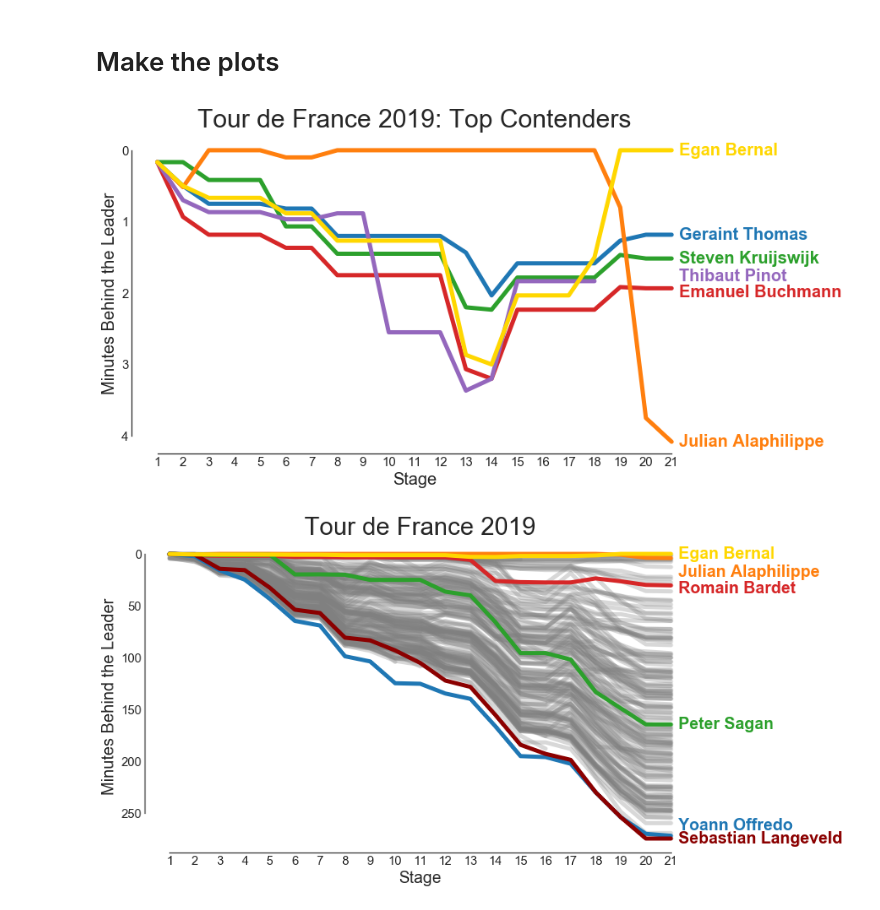
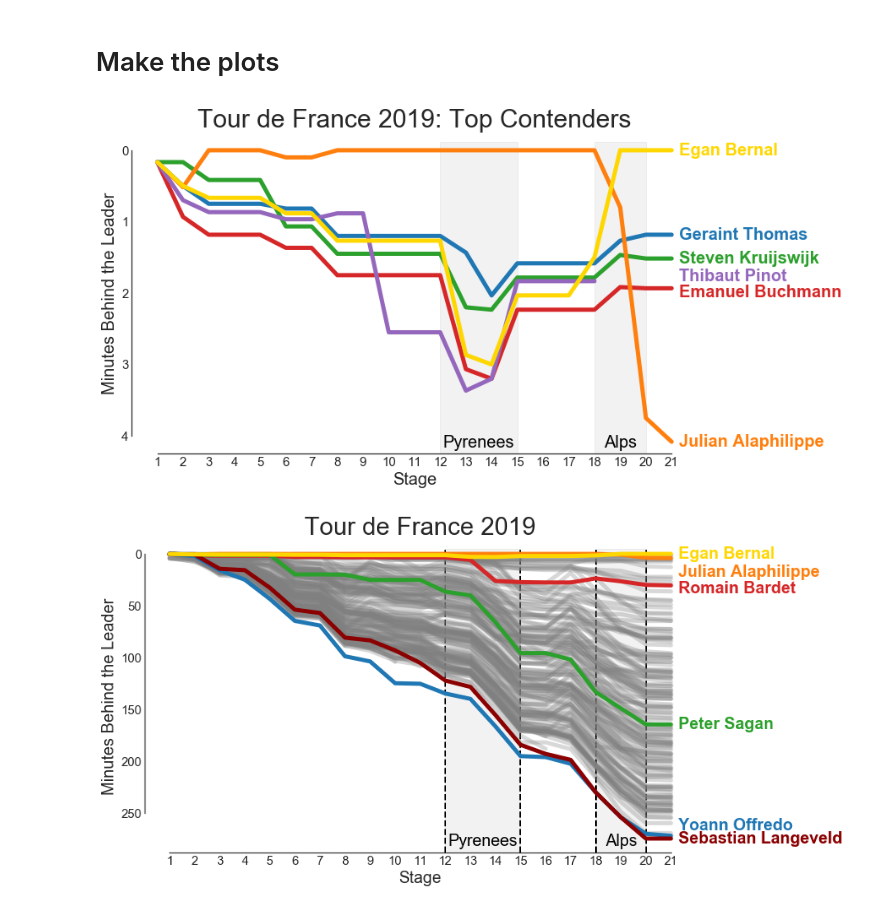
Before and after one commit to agude/agude.github.io, a Jupyter notebook: files/tour-de-france/Tour de France Plot.ipynb, the cells around one changed output. Saved outputs shown, nothing was run; the diff lists cells and outputs as text; code cells hidden in the pictures.

Commit message:
Update plots with mountains marked

```diff
--- a/files/tour-de-france/Tour de France Plot.ipynb
+++ b/files/tour-de-france/Tour de France Plot.ipynb
@@ -193,10 +234,11 @@ make_plot(
     top_n=5,
     max_minute=4.251,
     special_riders=TOP_SPECIAL_RIDERS,
-    title="Tour de France 2019: Top Contenders"
+    title="Tour de France 2019: Top Contenders",
+    plot_mountains=True,
 )
 # %% [output]
-[figure, old version]
+[figure, new version]
 # %%
 DEFAULT_COLORS = reset_color_cycle()
 
@@ -210,7 +252,9 @@ SPECIAL_RIDERS = {
 # %%
 make_plot(
     rider_rows,
-    special_riders=SPECIAL_RIDERS
+    special_riders=SPECIAL_RIDERS,
+    plot_mountains=True,
+    plot_mountain_lines=True,
 )
 # %% [output]
-[figure, old version]
+[figure, new version]
```
Also changed, not shown: parts of 1 cell of this notebook, 2 other files.
